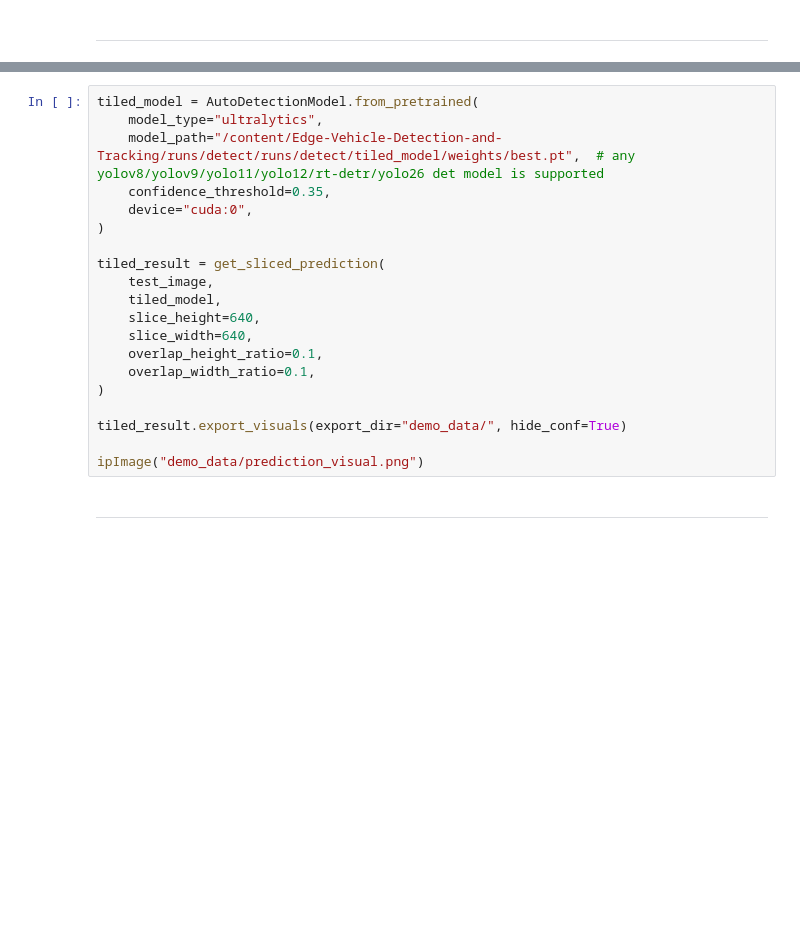
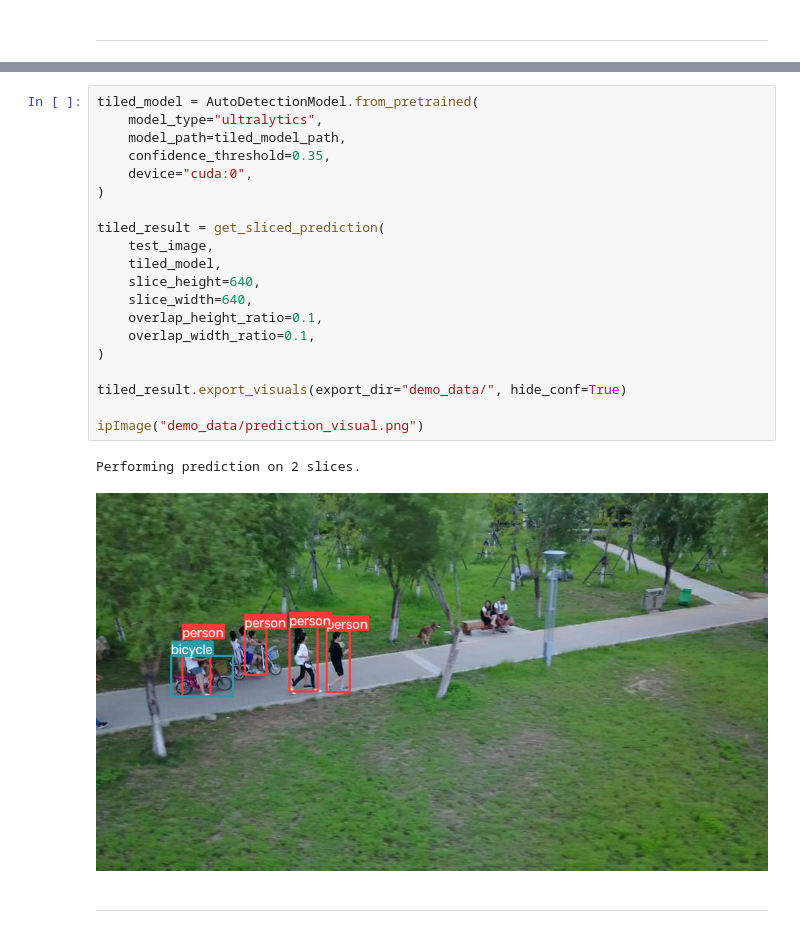
Before and after one commit to DavidIlnytskyi/Edge-Vehicle-Detection-and-Tracking, a Jupyter notebook: model_work.ipynb, the cells around one changed output, grey strips where cells are left out. Saved outputs shown, nothing was run; the diff lists cells and outputs as text; blank space fills up the shorter version.

```diff
--- a/model_work.ipynb
+++ b/model_work.ipynb
@@ -311,22 +249,25 @@ ipImage("demo_data/prediction_visual.png")
 # %%
 tiled_model = AutoDetectionModel.from_pretrained(
     model_type="ultralytics",
-    model_path="/content/Edge-Vehicle-Detection-and-Tracking/runs/detect/runs/detect/tiled_model/weights/best.pt",  # any yolov8/yolov9/yolo11/yolo12/rt-detr/yolo26 det model is supported
+    model_path=tiled_model_path,
     confidence_threshold=0.35,
     device="cuda:0",
 )
 
 tiled_result = get_sliced_prediction(
     test_image,
     tiled_model,
     slice_height=640,
     slice_width=640,
     overlap_height_ratio=0.1,
     overlap_width_ratio=0.1,
 )
 
 tiled_result.export_visuals(export_dir="demo_data/", hide_conf=True)
 
 ipImage("demo_data/prediction_visual.png")
+# %% [output]
+Performing prediction on 2 slices.
+[figure, added]
 # %% [markdown]
 ---
```
Also changed, not shown: parts of 6 cells of this notebook.
